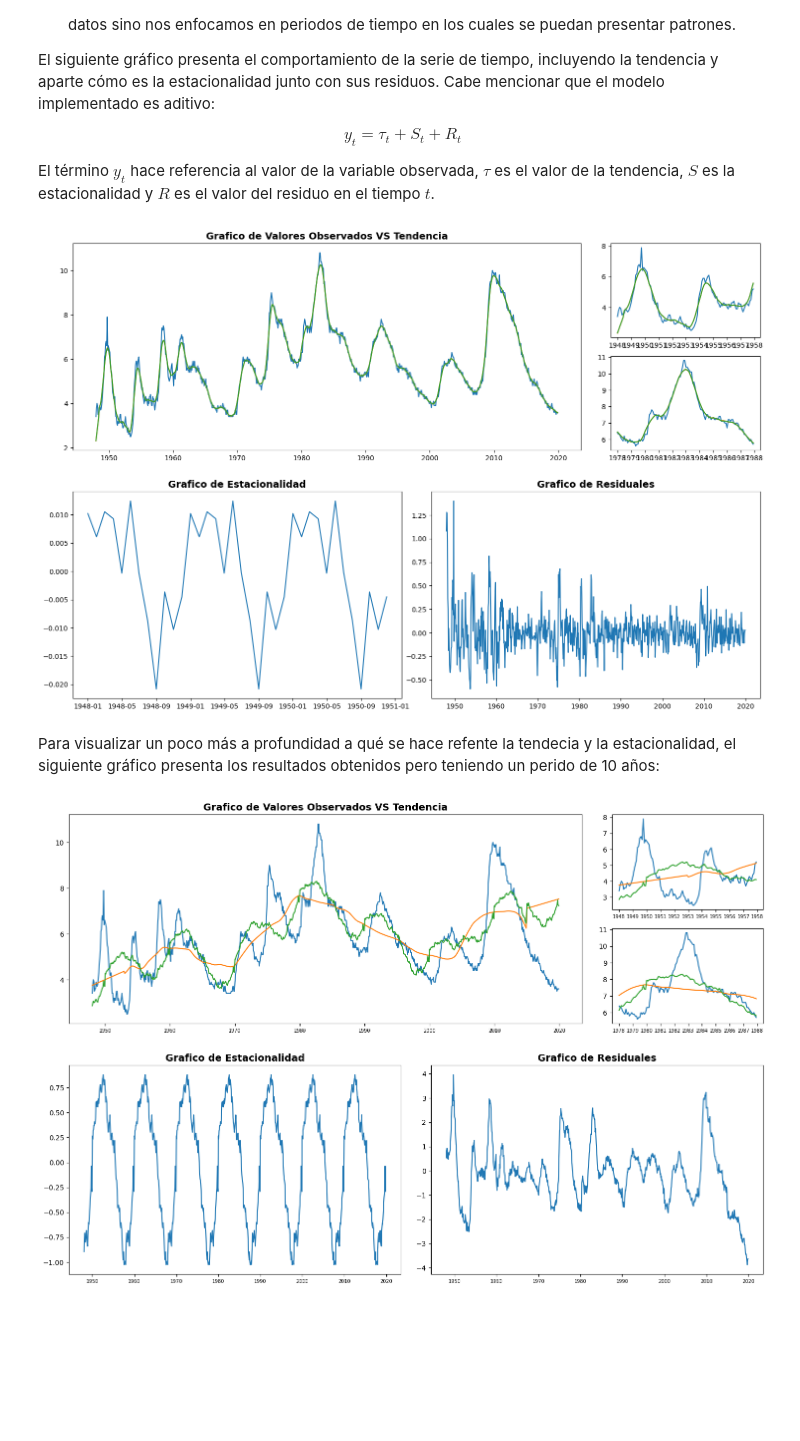
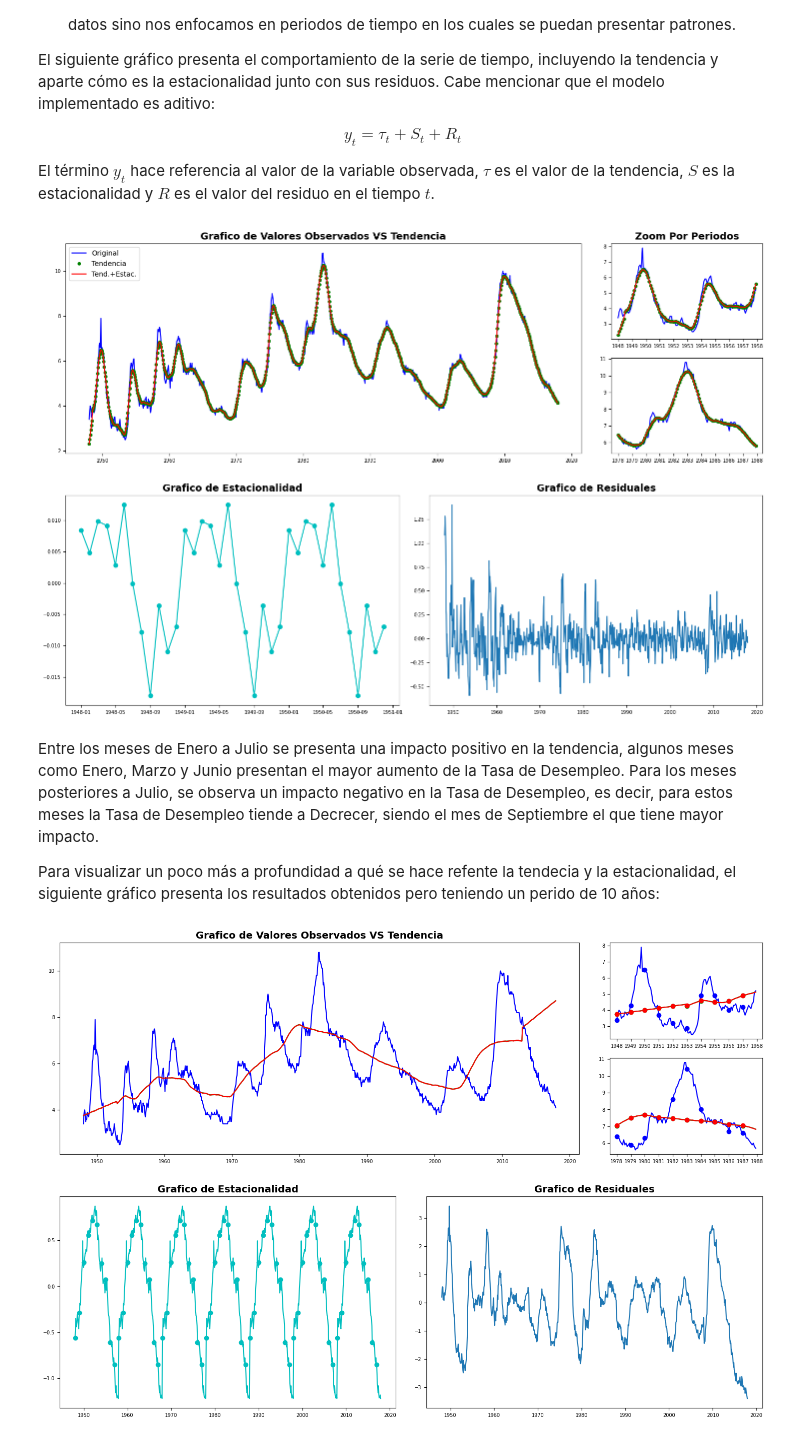
Before and after one commit to daagonzalezsa/Media.Monks_Assesment, a Jupyter notebook: Tasa_Desempleo_EEUU.ipynb, the cells around one changed output. Saved outputs shown, nothing was run; the diff lists cells and outputs as text; code cells hidden in the pictures; blank space fills up the shorter version.

```diff
--- a/Tasa_Desempleo_EEUU.ipynb
+++ b/Tasa_Desempleo_EEUU.ipynb
@@ -19,7 +31,8 @@ df["DATE"] = pd.DatetimeIndex(df["DATE"].apply(lambda x: dt.datetime.strptime(x,
 df["MES"]  = df.reset_index()["DATE"].apply(lambda x: x.month)
 df["ANIO"]  = df.reset_index()["DATE"].apply(lambda x: x.year)
 df["UNRATE_DIFF"] = df["UNRATE"].diff()
-df.set_index("DATE", inplace=True)
+df_test = df.query("ANIO > 2017")
+df = df.query("ANIO <=2017").set_index("DATE")
 df.head()
 # %% [output]
 |  | UNRATE | MES | ANIO | UNRATE_DIFF |
@@ -85,64 +98,82 @@ El término $y_t$ hace referencia al valor de la variable observada, $\tau$ es e
 md = seasonal_decompose(df[["UNRATE"]], model="additive", period=12, extrapolate_trend='freq')
 
 plt.rc("axes", labelsize = 7, titlesize=14)
+plt.rc("xtick", labelsize = 7)
+plt.rc("ytick", labelsize = 7)
 
 mosaic = [["A", "A", "A", [["A1"], ["A2"]]],
           ["C", "C", "D", "D"]]
 fig, ax = plt.subplot_mosaic(mosaic, figsize = (18,12))
 
-ax["A"].plot(md.observed)
-ax["A"].plot(md.trend)
-ax["A"].plot(md.trend+md.seasonal)
+ax["A"].plot(md.observed, "b")
+ax["A"].plot(md.trend, "go", markersize = 4)
+ax["A"].plot(md.trend+md.seasonal, "r-")
+ax["A"].legend(labels = ["Original", "Tendencia", "Tend.+Estac."])
 
-ax["A1"].plot(md.observed[0:120])
-ax["A1"].plot(md.trend[0:120])
-ax["A1"].plot(md.trend[0:120]+md.seasonal[0:120])
+ax["A1"].plot(md.observed[0:120], "b")
+ax["A1"].plot(md.trend[0:120], "go", markersize = 4)
+ax["A1"].plot(md.trend[0:120]+md.seasonal[0:120], "r-")
 
-ax["A2"].plot(md.observed[360:480])
-ax["A2"].plot(md.trend[360:480])
-ax["A2"].plot(md.trend[360:480]+md.seasonal[360:480])
+ax["A2"].plot(md.observed[360:480], "b")
+ax["A2"].plot(md.trend[360:480], "go", markersize = 4)
+ax["A2"].plot(md.trend[360:480]+md.seasonal[360:480], "r")
 
-ax["C"].plot(md.seasonal[0:36])
+ax["C"].plot(md.seasonal[0:36], "c")
+ax["C"].plot(md.seasonal[0:36], "co")
 ax["D"].plot(md.resid)
 
 ax["A"].set_title("Grafico de Valores Observados VS Tendencia", fontweight = "bold")
+ax["A1"].set_title("Zoom Por Periodos", fontweight = "bold")
 ax["C"].set_title("Grafico de Estacionalidad", fontweight = "bold")
 ax["D"].set_title("Grafico de Residuales", fontweight = "bold")
 
 plt.show()
 # %% [output]
-[figure, old version]
+[figure, new version]
 # %% [markdown]
+Entre los meses de Enero a Julio se presenta una impacto positivo en la tendencia, algunos meses como Enero, Marzo y Junio presentan el mayor aumento de la Tasa de Desempleo. Para los meses posteriores a Julio, se observa un impacto negativo en la Tasa de Desempleo, es decir, para estos meses la Tasa de Desempleo tiende a Decrecer, siendo el mes de Septiembre el que tiene mayor impacto.
+
 Para visualizar un poco más a profundidad a qué se hace refente la tendecia y la estacionalidad, el siguiente gráfico presenta los resultados obtenidos pero teniendo un perido de 10 años:
 # %%
-md = seasonal_decompose(df[["UNRATE"]], model="additive", period=120, extrapolate_trend='freq')
+md_1 = seasonal_decompose(df[["UNRATE"]], model="additive", period=120, extrapolate_trend='freq')
 
 plt.rc("axes", labelsize = 7, titlesize=14)
 plt.rc("xtick", labelsize = 7)
+plt.rc("ytick", labelsize = 7)
 
 mosaic = [["A", "A", "A", [["A1"], ["A2"]]],
           ["C", "C", "D", "D"]]
 fig, ax = plt.subplot_mosaic(mosaic, figsize = (18,12))
 
-ax["A"].plot(md.observed)
-ax["A"].plot(md.trend)
-ax["A"].plot(md.trend+md.seasonal)
+ax["A"].plot(md_1.observed, "b")
+ax["A"].plot(md_1.trend, "g")
+ax["A"].plot(md_1.trend+md.seasonal, "r")
 
-ax["A1"].plot(md.observed[0:120])
-ax["A1"].plot(md.trend[0:120])
-ax["A1"].plot(md.trend[0:120]+md.seasonal[0:120])
+ax["A1"].plot(md_1.observed[0:120], "b")
+ax["A1"].plot(md_1.trend[0:120], "g")
+ax["A1"].plot(md_1.trend[0:120]+md.seasonal[0:120], "r")
 
-ax["A2"].plot(md.observed[360:480])
-ax["A2"].plot(md.trend[360:480])
-ax["A2"].plot(md.trend[360:480]+md.seasonal[360:480])
+ax["A1"].plot(md_1.observed[range(0,120,12)], "bo")
+ax["A1"].plot(md_1.trend[range(0,120,12)], "go")
+ax["A1"].plot(md_1.trend[range(0,120,12)]+md.seasonal[range(0,120,12)], "ro")
 
-ax["C"].plot(md.seasonal)
-ax["D"].plot(md.resid)
+ax["A2"].plot(md_1.observed[360:480], "b")
+ax["A2"].plot(md_1.trend[360:480], "g")
+ax["A2"].plot(md_1.trend[360:480]+md.seasonal[360:480], "r")
+
+ax["A2"].plot(md_1.observed[range(360,480,12)], "bo")
+ax["A2"].plot(md_1.trend[range(360,480,12)], "go")
+ax["A2"].plot(md_1.trend[range(360,480,12)]+md.seasonal[range(360,480,12)], "ro")
+
+p = [i for i in range(0, len(md.seasonal), 12)]
+ax["C"].plot(md_1.seasonal, "c")
+ax["C"].plot(md_1.seasonal[p], "co")
+ax["D"].plot(md_1.resid)
 
 ax["A"].set_title("Grafico de Valores Observados VS Tendencia", fontweight = "bold")
 ax["C"].set_title("Grafico de Estacionalidad", fontweight = "bold")
 ax["D"].set_title("Grafico de Residuales", fontweight = "bold")
 
 plt.show()
 # %% [output]
-[figure, old version]
+[figure, new version]
```
Also changed, not shown: parts of 4 cells of this notebook.
